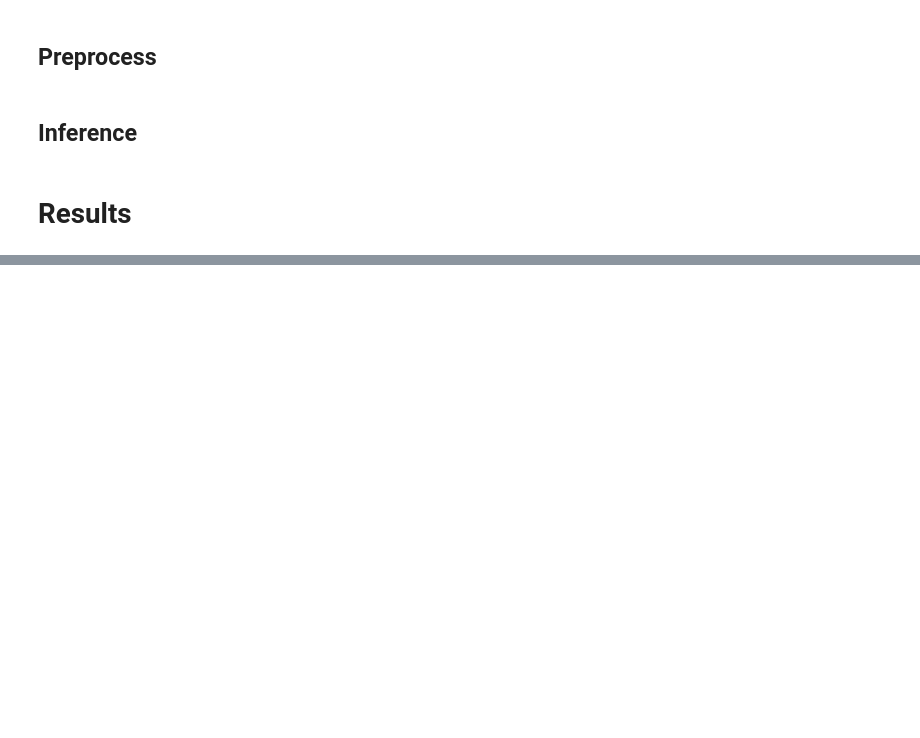
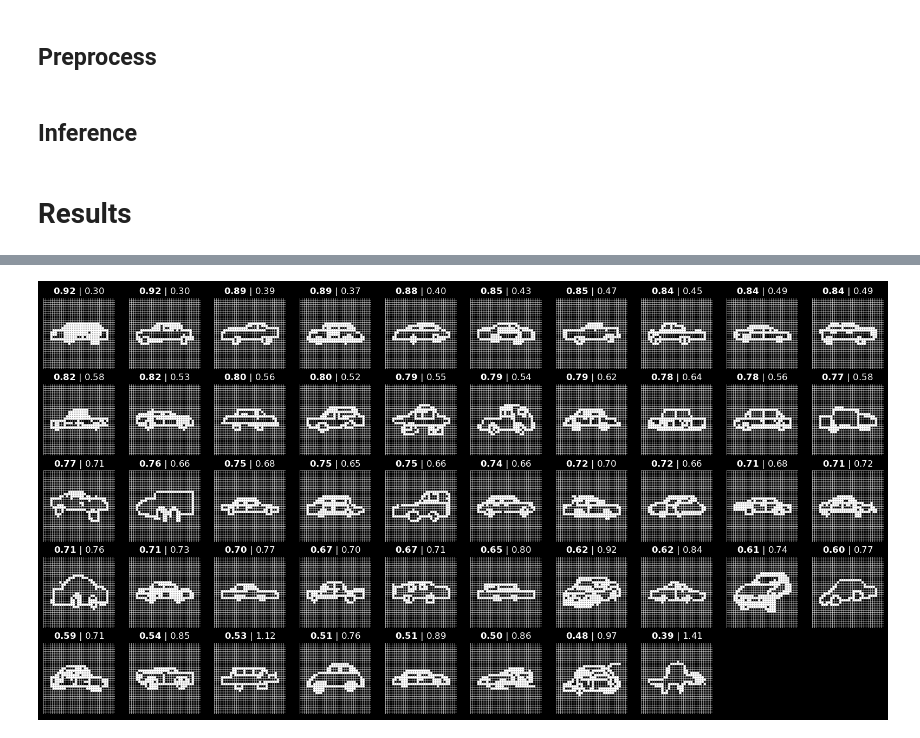
Before and after one commit to pulkitgoyal56/CLIP-Playground, a Jupyter notebook: clip.ipynb, the cells around one changed output, grey strips where cells are left out. Saved outputs shown, nothing was run; the diff lists cells and outputs as text; code cells hidden in the pictures; blank space fills up the shorter version.

Commit message:
improve script variables
+ add entropy measure in plot titles + format title
+ add saving feature for results post inference
+ move all constants to the top
+ improve logging
+ run for car

```diff
--- a/clip.ipynb
+++ b/clip.ipynb
@@ -170,15 +188,15 @@ def shift_and_scale(image):
 # %%
-def show_images(filenames, step=None):
+def show_images(filenames, gridcell_size=None):
     if not len(filenames):
-        logging.debug('[No files]')
+        logging.warn('> No files to show.')
         return
     fig, axs = plt.subplots(int(np.ceil(len(filenames)/10)), 10, figsize=(20, int(np.ceil(len(filenames)/10))*2), sharex=True, sharey=True)
     fig.set_facecolor('black')
     axs = iter(axs.ravel())
     for filename in filenames[::-1]:
         ax = next(axs)
-        ax.imshow(Im(f'{filename}.png', prefix=f'pre-processed_{step}' if step else None).image, cmap='binary')
-        ax.set_title(f'{results[filename][0]*100:.2f}', color='white')
+        ax.imshow(Im(f'{filename}.png', prefix=f'pre-processed_{gridcell_size}' if gridcell_size else None).image, cmap='binary')
+        ax.set_title(fr'$\bf{{{results[filename][0]:.2f}}}$ | {-results[filename] @ np.log(results[filename]):.2f}', color='white')
         ax.axis('off')
     for ax in axs:
         ax.axis('off')
@@ -212,20 +231,30 @@ text = clip.tokenize(labels).to(device)
 # %% [markdown]
 ## Inference
 # %%
-results = dict()
-for basename in tqdm(os.listdir(dirname:=Path(Im.BASE_DIR, category, f'processed_{step}'))):
-    if (filepath:=dirname / basename).is_file():
-        image = torch.load(filepath, map_location=device)
-        with torch.no_grad():
-            image_features = model.encode_image(image)
-            text_features = model.encode_text(text)
+if not (picklepath:=Im.BASE_DIR / CATEGORY / 'results' / f'results_{GRIDCELL_SIZE}.pickle').is_file() or OVERWRITE:
+    results = dict()
+    logging.info('> Running inference...')
+    for basename in tqdm(os.listdir(dirname:=Im.BASE_DIR / CATEGORY / f'processed_{GRIDCELL_SIZE}')):
+        if (filepath:=dirname / basename).is_file() and filepath.suffix=='.pt':
+            image = torch.load(filepath, map_location=device)
+            with torch.no_grad():
+                image_features = model.encode_image(image)
+                text_features = model.encode_text(text)
 
-            logits_per_image, logits_per_text = model(image, text)
-            probs = logits_per_image.softmax(dim=-1).cpu().numpy()
+                logits_per_image, logits_per_text = model(image, text)
+                probs = logits_per_image.softmax(dim=-1).cpu().numpy()
 
-        results[basename.split('.')[0]] = probs.squeeze()
-        # print(f'Label probs: {probs}')
-        # print(f'Label: {labels[np.argmax(probs)]}')
+            results[basename.split('.')[0]] = probs.squeeze()
+            # print(f'Label probs: {probs}')
+            # print(f'Label: {labels[np.argmax(probs)]}')
+    picklepath.parent.mkdir(parents=True, exist_ok=True)
+    with open(picklepath, 'wb') as picklefile:
+        logging.info('> Saving inference results...')
+        pickle.dump(results, picklefile)
+else:
+    with open(picklepath, 'rb') as picklepath:
+        logging.info('> Loading inference results...')
+        results = pickle.load(picklepath)
 # %% [markdown]
 # Results
 # %%
@@ -254,0 +278,4 @@ show_images(wrong_images, step)
+# %%
+show_images(right_images, GRIDCELL_SIZE)
+# %% [output]
+[figure, added]
```
Also changed, not shown: parts of 36 cells of this notebook.
